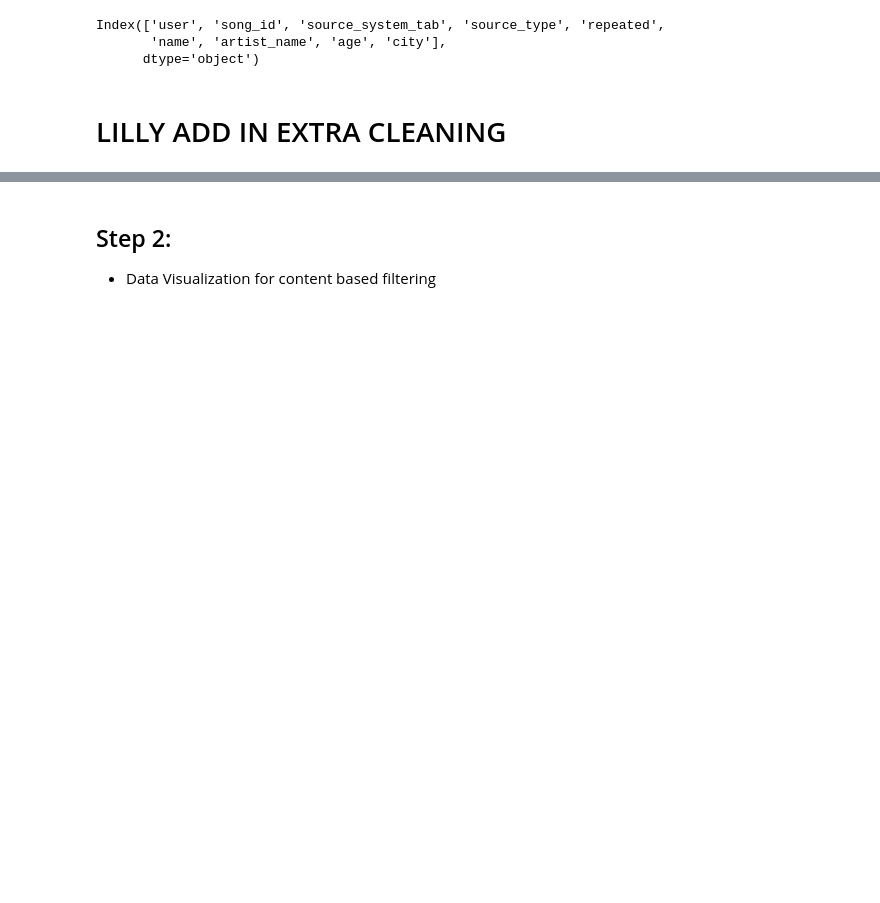
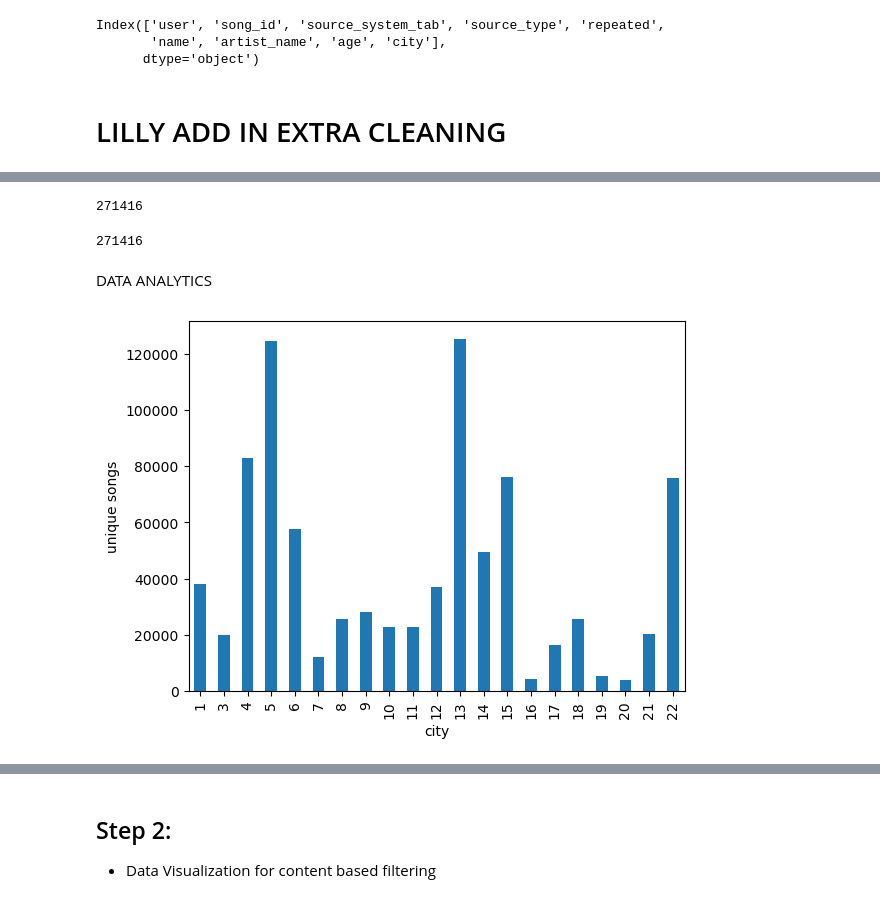
Before and after one commit to aishamar/pic16b_finalproject, a Jupyter notebook: exploratory_analysis.ipynb, the cells around one changed output, grey strips where cells are left out. Saved outputs shown, nothing was run; the diff lists cells and outputs as text; code cells hidden in the pictures; blank space fills up the shorter version.

Commit message:
updated data cleaning and analysis

```diff
--- a/exploratory_analysis.ipynb
+++ b/exploratory_analysis.ipynb
@@ -280,6 +281,7 @@ members.dropna()
 # FIRST MERGE: add a song name column by merging the 2 datasets based on song id
 
 merged_song = pd.merge(songs, song_extra[['song_id', 'name']], on='song_id', how='left')
+merged_song = merged_song.drop_duplicates()
 merged_song.dropna()
 # cut unneeded columns
 merged_song = merged_song[['artist_name', 'name', 'song_id']]
@@ -368,3 +392,17 @@ Index(['user', 'song_id', 'source_system_tab', 'source_type', 'repeated',
       dtype='object')
 # %% [markdown]
 # LILLY ADD IN EXTRA CLEANING
+# %%
+# cleaning data further
+
+collab = collab[(collab['age'] > 0) & (collab['age'] < 100)] # remove all instances where age is 0 or impossible
+
+collab.isnull().sum() # count number of NAs
+collab = collab.dropna()   # drop Nas
+collab.isnull().sum()    # check to make sure actually dropped
+
+
+pd.set_option('display.float_format', '{:.2f}'.format)
+collab.info()
+collab.isnull().sum()
+collab.describe()
@@ -370,0 +440,31 @@ Index(['user', 'song_id', 'source_system_tab', 'source_type', 'repeated',
+# %%
+# clean users
+collab["user"].nunique()  # number of unique users
+user_counts = collab["user"].value_counts()
+# keep users who appear more than 20 times
+collab = collab[collab["user"].isin(user_counts[user_counts > 20].index)]
+collab["song_id"].nunique()
+# %% [output]
+271416
+# %%
+collab["song_id"].nunique()
+# %% [output]
+271416
+# %% [markdown]
+DATA ANALYTICS
+# %%
+collab.groupby('city')['song_id'].value_counts()
+
+city_songs = collab.groupby(['city', 'song_id'])['repeated'].sum().reset_index()
+city_songs = city_songs.sort_values(['city', 'repeated'], ascending=[True, False])
+
+# see top 5 songs per city
+city_songs.groupby('city').head(5)
+
+collab.groupby('city')['song_id'].nunique().plot(kind='bar')
+plt.xlabel('city')
+plt.ylabel('unique songs')
+plt.savefig('city.png', dpi=300, bbox_inches='tight')
+plt.show()
+# %% [output]
+[figure, added]
```
Also changed, not shown: parts of 25 cells of this notebook.
